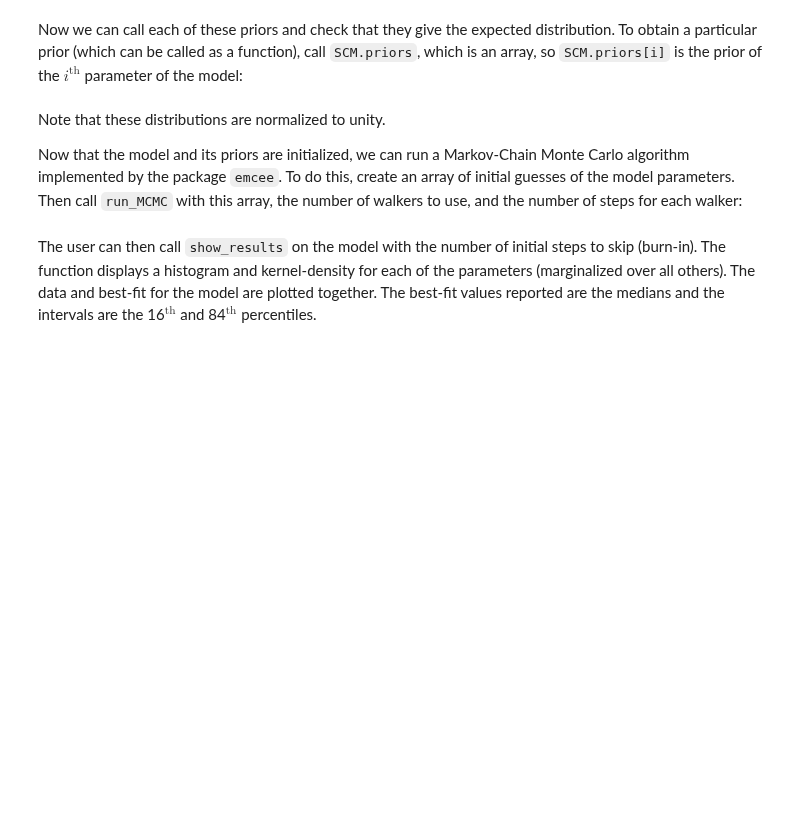
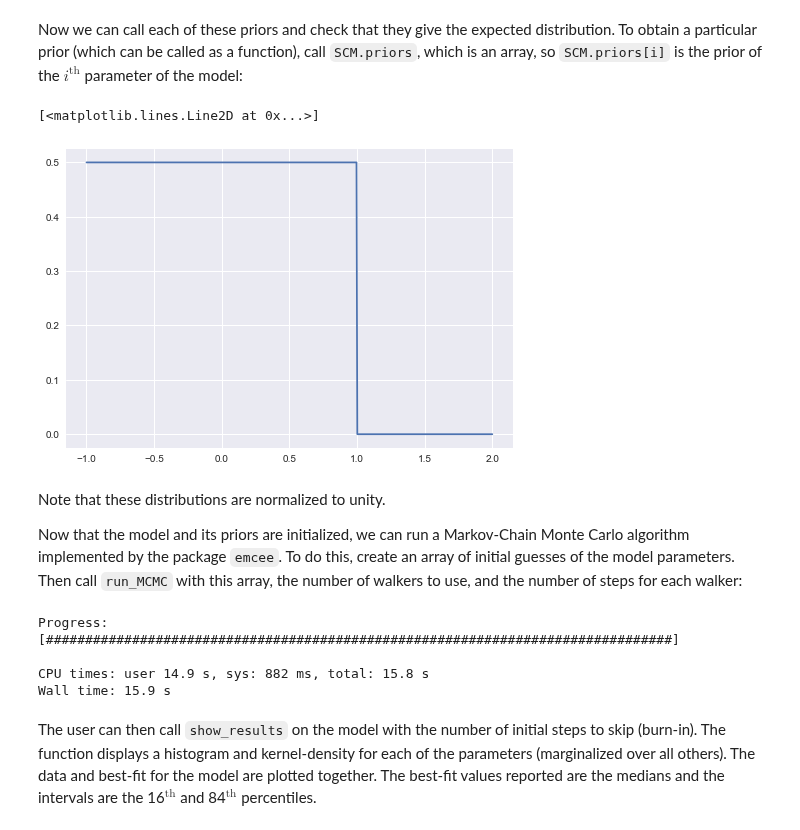
Before and after one commit to mrowan137/Climate, a Jupyter notebook: tutorial.ipynb, the cells around one changed output. Saved outputs shown, nothing was run; the diff lists cells and outputs as text; code cells hidden in the pictures; blank space fills up the shorter version.

```diff
--- a/tutorial.ipynb
+++ b/tutorial.ipynb
@@ -71,27 +71,34 @@ SCM = model.ModifiedSimpleClimateModel(year, temperature, tempUnc)
 Next, the user should set the priors on the model parameters. Each instance of `Model` (superclass of `ModifiedSimpleClimateModel`) has as a field an array of `ndim` instances of `Prior`, each of which can be called once initialized. To see this in action, we initialize the model priors by giving it an array of length `ndim` containing strings of the prior type (uniform, guassian, or jeffreys) and two arrays containing the 2 parameters of the prior. For simplifity, we use uniform priors:
 # %%
 # Set priors on parameters
-prior_type = [ 'uniform','gaussian','gaussian','gaussian','gaussian' ]
-prior_param1 = [-1.0, 1.0, 1.0, 1.0, 1.0]
-prior_param2 = [ 1.0, 0.1, 0.1, 0.1, 0.1]
+prior_type = [ 'uniform']
+prior_param1 = [-1.0]
+prior_param2 = [ 1.0]
 SCM.set_priors(prior_type, prior_param1, prior_param2)
 # %% [markdown]
 Now we can call each of these priors and check that they give the expected distribution. To obtain a particular prior (which can be called as a function), call `SCM.priors`, which is an array, so `SCM.priors[i]` is the prior of the $i^\text{th}$ parameter of the model:
 # %%
 # Test that priors are working as expected
 test_x = np.linspace(-1, 2, 500)
-test_prior_1 = [ np.exp(SCM.priors[0](tx)) for tx in test_x ]
-test_prior_2 = [ np.exp(SCM.priors[1](tx)) for tx in test_x ]
-plt.plot(test_x, test_prior_1)
-plt.plot(test_x, test_prior_2)
+test_prior = [ np.exp(SCM.priors[0](tx)) for tx in test_x ]
+plt.plot(test_x, test_prior)
+# %% [output]
+[<matplotlib.lines.Line2D at 0x...>]
+[figure, added]
 # %% [markdown]
 Note that these distributions are normalized to unity.
 
 Now that the model and its priors are initialized, we can run a Markov-Chain Monte Carlo algorithm implemented by the package `emcee`. To do this, create an array of initial guesses of the model parameters. Then call `run_MCMC` with this array, the number of walkers to use, and the number of steps for each walker:
 # %%
 # Run MCMC on the model
-paramGuess = [-0.4, 1., 1., 1., 1.]
-%time SCMsample = SCM.run_MCMC(paramGuess, nwalkers=10, nsteps=400)
+paramGuess = [-0.4]
+%time SCMsample = SCM.run_MCMC(paramGuess, nwalkers=10, nsteps=200)
+# %% [output]
+Progress:
+[################################################################################]
+
+CPU times: user 14.9 s, sys: 882 ms, total: 15.8 s
+Wall time: 15.9 s
 # %% [markdown]
 The user can then call `show_results` on the model with the number of initial steps to skip (burn-in). The function displays a histogram and kernel-density for each of the parameters (marginalized over all others). The data and best-fit for the model are plotted together. The best-fit values reported are the medians and the intervals are the 16$^\text{th}$ and 84$^\text{th}$ percentiles.
 # %%
```
Also changed, not shown: parts of 17 cells of this notebook, 2 other files.
